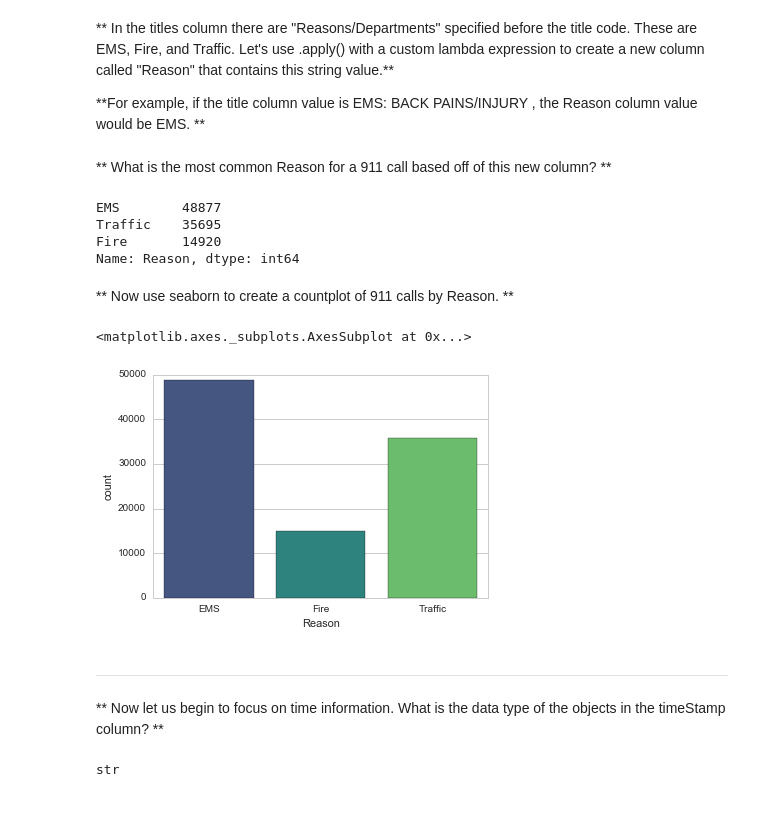
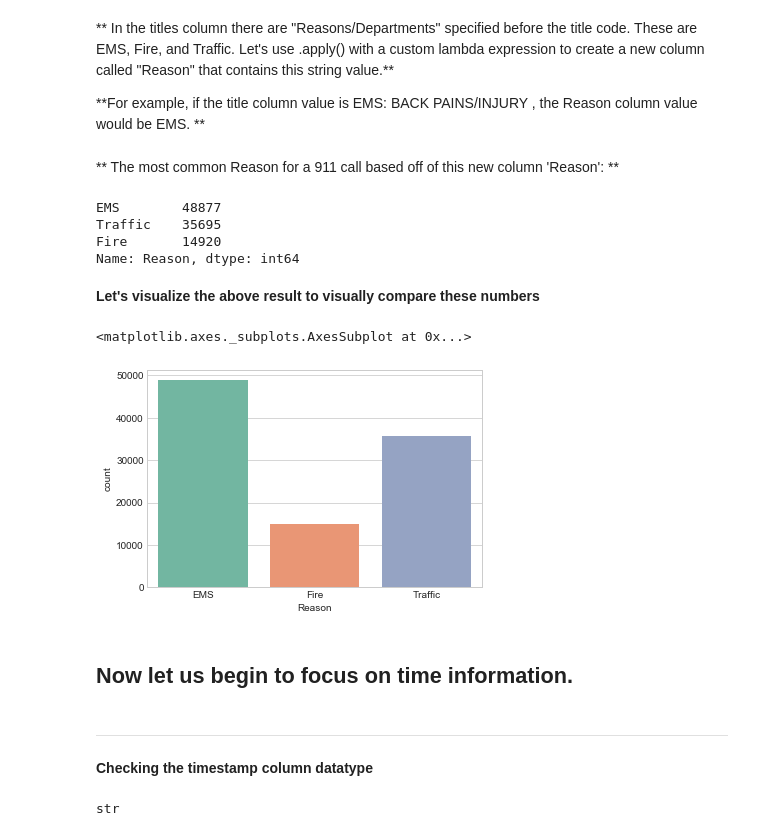
Before and after one commit to yogishkanangi/911-Emer-Capst, a Jupyter notebook: Emergency - 911 Calls Data Capstone Project.ipynb, the cells around one changed output. Cells and saved outputs as stored; diff of their text form; code cells hidden in the pictures; blank space fills up the shorter version.

```diff
--- a/Emergency - 911 Calls Data Capstone Project.ipynb
+++ b/Emergency - 911 Calls Data Capstone Project.ipynb
@@ -95,7 +91,7 @@ df['title'].nunique()
 # %%
 df['Reason'] = df['title'].apply(lambda title: title.split(':')[0])
 # %% [markdown]
-** What is the most common Reason for a 911 call based off of this new column? **
+** The most common Reason for a 911 call based off of this new column 'Reason': **
 # %%
 df['Reason'].value_counts()
 # %% [output]
@@ -103,16 +99,18 @@ EMS        48877
 Traffic    35695
 Fire       14920
 Name: Reason, dtype: int64
-# %% [markdown]
-** Now use seaborn to create a countplot of 911 calls by Reason. **
+# %% [markdown]
+**Let's visualize the above result to visually compare these numbers**
 # %%
-sns.countplot(x='Reason',data=df,palette='viridis')
+sns.countplot(x='Reason',data=df,palette='Set2')
 # %% [output]
 <matplotlib.axes._subplots.AxesSubplot at 0x...>
-[figure, old version]
+[figure, new version]
 # %% [markdown]
-___
-** Now let us begin to focus on time information. What is the data type of the objects in the timeStamp column? **
+## Now let us begin to focus on time information.
+# %% [markdown]
+___
+**Checking the timestamp column datatype**
 # %%
 type(df['timeStamp'].iloc[0])
 # %% [output]
```
Also changed, not shown: parts of 30 cells of this notebook.
